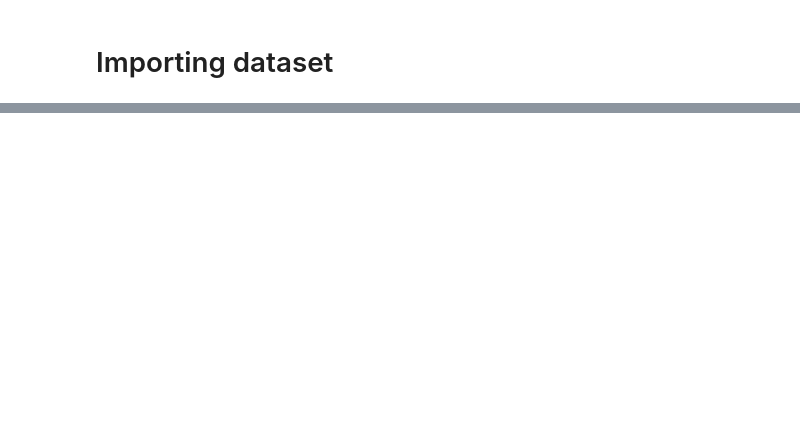
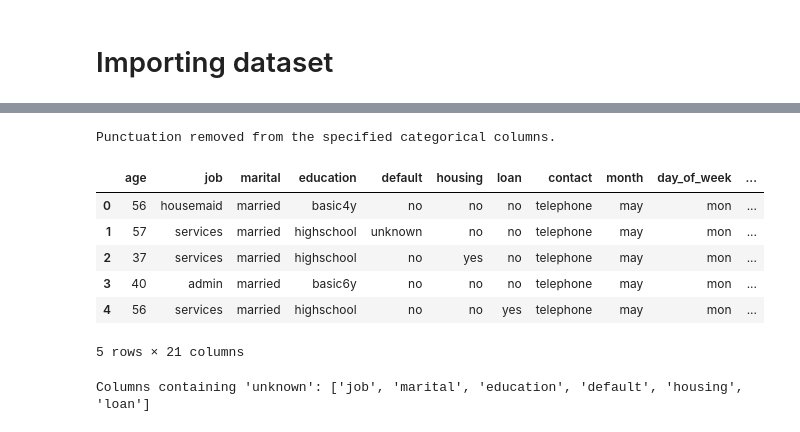
Before and after one commit to Yehan-Manodya/CM2604-Machine-learning-cw, a Jupyter notebook: Untitled1.ipynb, the cells around one changed output, grey strips where cells are left out. Drawn from its saved outputs; the diff is of its cells as text; code cells hidden in the pictures; blank space fills up the shorter version.

```diff
--- a/Untitled1.ipynb
+++ b/Untitled1.ipynb
@@ -15,0 +137,20 @@ dataset = pd.read_csv('/content/drive/My Drive/MLcoursework/bank-additional-full
+# %%
+import string
+
+categorical_cols = ['job', 'marital', 'education', 'default', 'housing',
+    'loan', 'contact', 'month', 'day_of_week', 'poutcome']
+
+# Check for punctuation in the specified categorical columns
+punctuation_exists = dataset[categorical_cols].applymap(
+    lambda x: any(char in string.punctuation for char in str(x)) if isinstance(x, str) else False
+)
+
+# Display rows containing punctuation in categorical columns
+rows_with_punctuation = dataset.loc[punctuation_exists.any(axis=1), categorical_cols]
+
+print("Rows containing punctuation in the specified categorical columns:")
+if rows_with_punctuation.empty:
+    print("No rows with punctuation found.")
+else:
+    print(rows_with_punctuation)
+    print(f"Number of rows with punctuation: {rows_with_punctuation.shape[0]}")
@@ -15,0 +175,25 @@ dataset = pd.read_csv('/content/drive/My Drive/MLcoursework/bank-additional-full
+# %%
+#Remove punctuations
+for col in categorical_cols:
+    dataset[col] = dataset[col].str.replace('[{}]'.format(string.punctuation), '', regex=True)
+
+print("Punctuation removed from the specified categorical columns.")
+# %% [output]
+Punctuation removed from the specified categorical columns.
+# %%
+dataset.head()
+# %% [output]
+|  | age | job | marital | education | default | housing | loan | contact | month | day_of_week | ... |
+| 0 | 56 | housemaid | married | basic4y | no | no | no | telephone | may | mon | ... |
+| 1 | 57 | services | married | highschool | unknown | no | no | telephone | may | mon | ... |
+| 2 | 37 | services | married | highschool | no | yes | no | telephone | may | mon | ... |
+| 3 | 40 | admin | married | basic6y | no | no | no | telephone | may | mon | ... |
+| 4 | 56 | services | married | highschool | no | no | yes | telephone | may | mon | ... |
+5 rows × 21 columns
+# %%
+# Find columns with 'unknown' values
+columns_with_unknown = dataset.columns[(dataset == 'unknown').any()].tolist()
+
+print(f"Columns containing 'unknown': {columns_with_unknown}")
+# %% [output]
+Columns containing 'unknown': ['job', 'marital', 'education', 'default', 'housing', 'loan']
```
Also changed, not shown: parts of 17 cells of this notebook.
